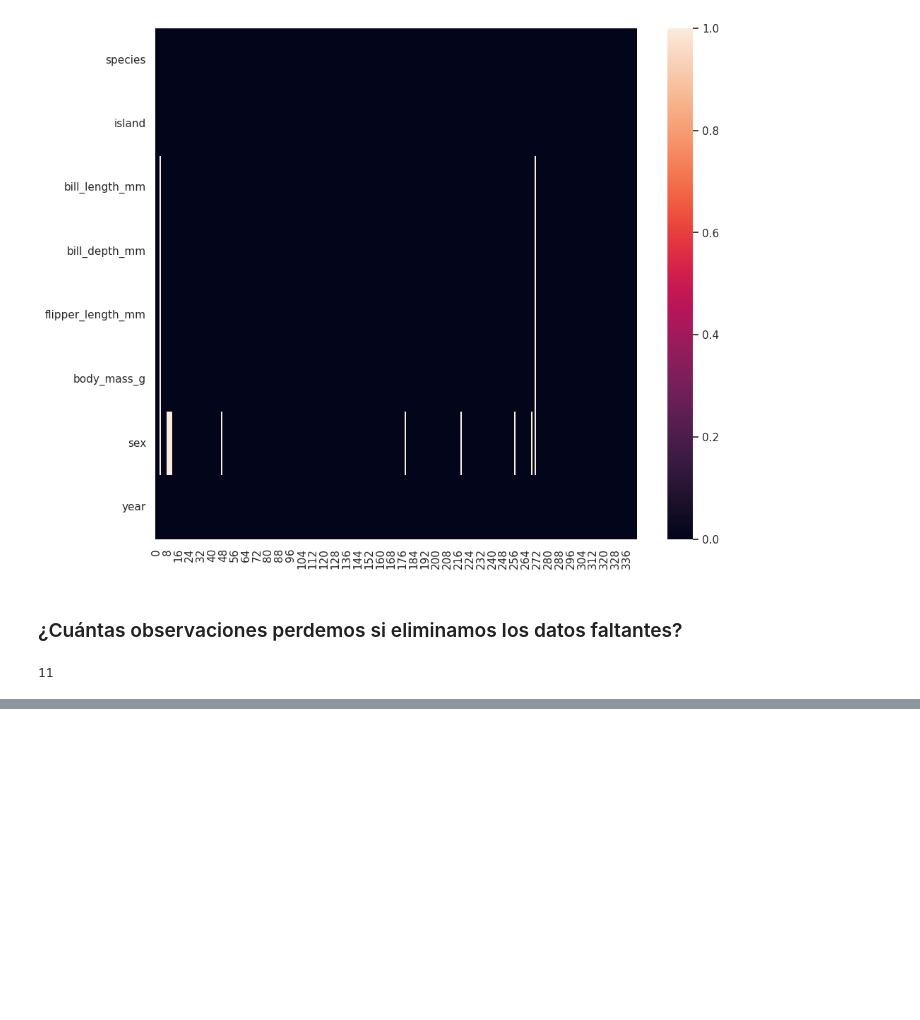
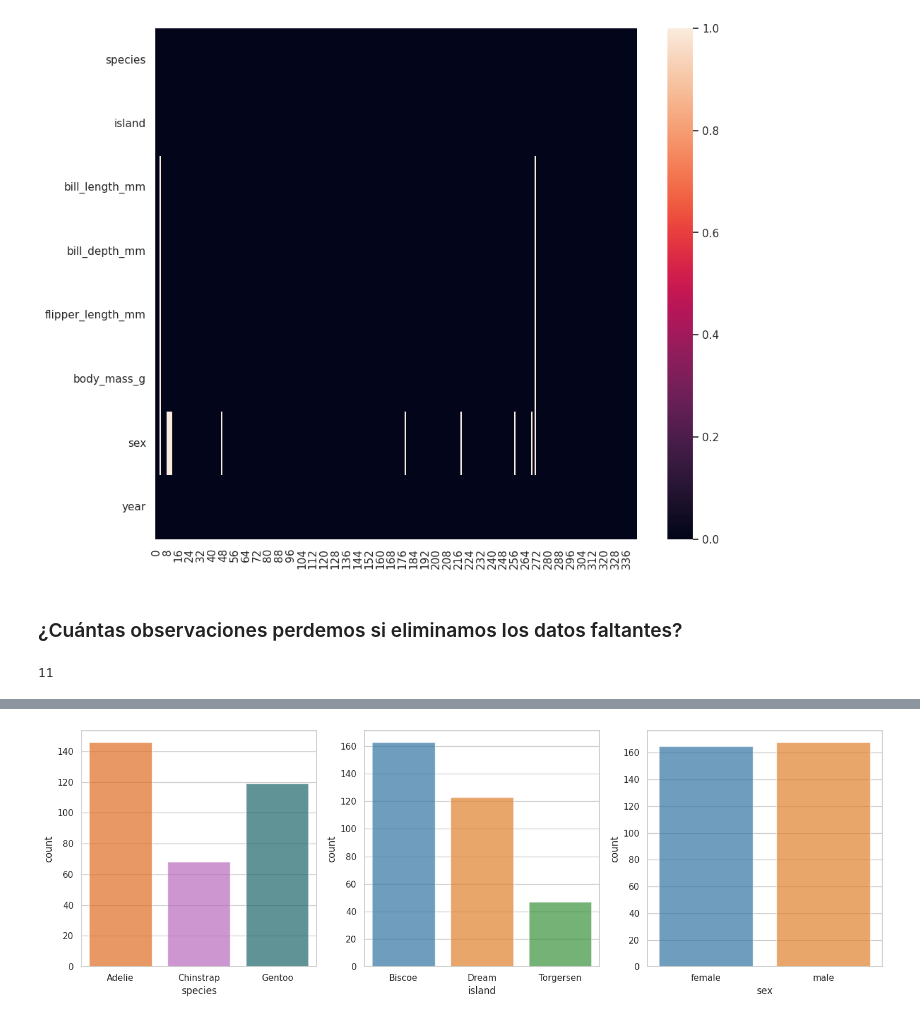
Before and after one commit to DiegoLerma/palmer_penguins_data_analysis, a Jupyter notebook: notebooks/0-0-dclt-download_data.ipynb, the cells around one changed output, grey strips where cells are left out. Cells and saved outputs as stored; diff of their text form; code cells hidden in the pictures; blank space fills up the shorter version.

```diff
--- a/notebooks/0-0-dclt-download_data.ipynb
+++ b/notebooks/0-0-dclt-download_data.ipynb
@@ -227,0 +397,17 @@ len(preproccessed_penguins_df) - len(penguins_df)
+# %%
+import matplotlib.pyplot as plt
+
+category_cols = penguins_df.select_dtypes('category').columns
+
+fig, ax = plt.subplots(1, len(category_cols), figsize=(15, 5))
+for i, col in enumerate(category_cols):
+    # Usamos sns.countplot para simplificar el conteo y la graficación
+    if i == 0:
+        sns.countplot(data=penguins_df, x=col, ax=ax[i], alpha=0.7, palette=penguin_color)
+    else:
+        sns.countplot(data=penguins_df, x=col, ax=ax[i], alpha=0.7)
+
+plt.tight_layout()
+plt.show()
+# %% [output]
+[figure, added]
```
Also changed, not shown: parts of 35 cells of this notebook.
